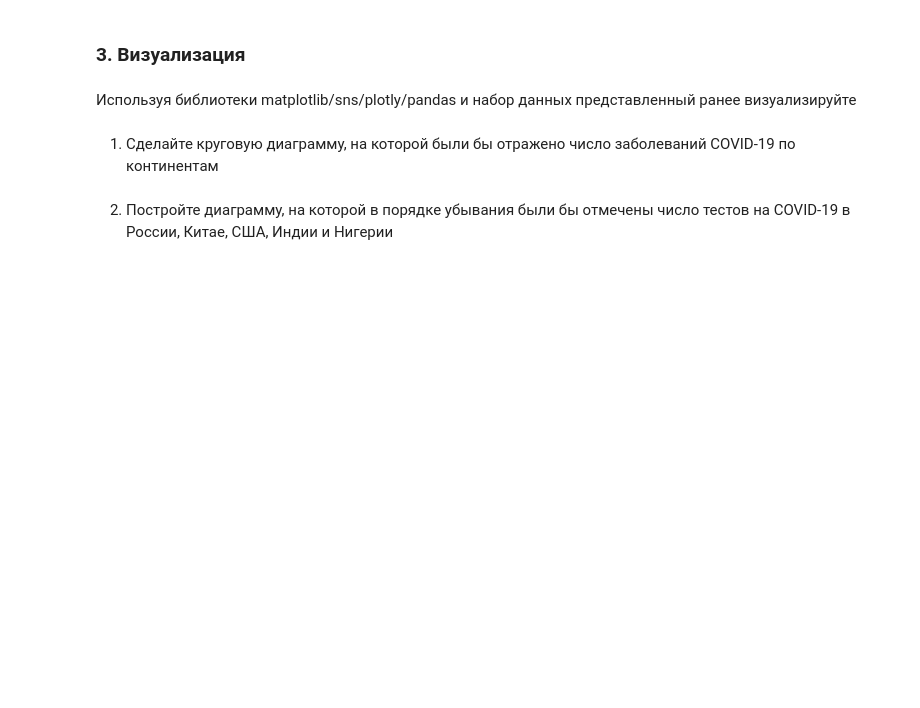
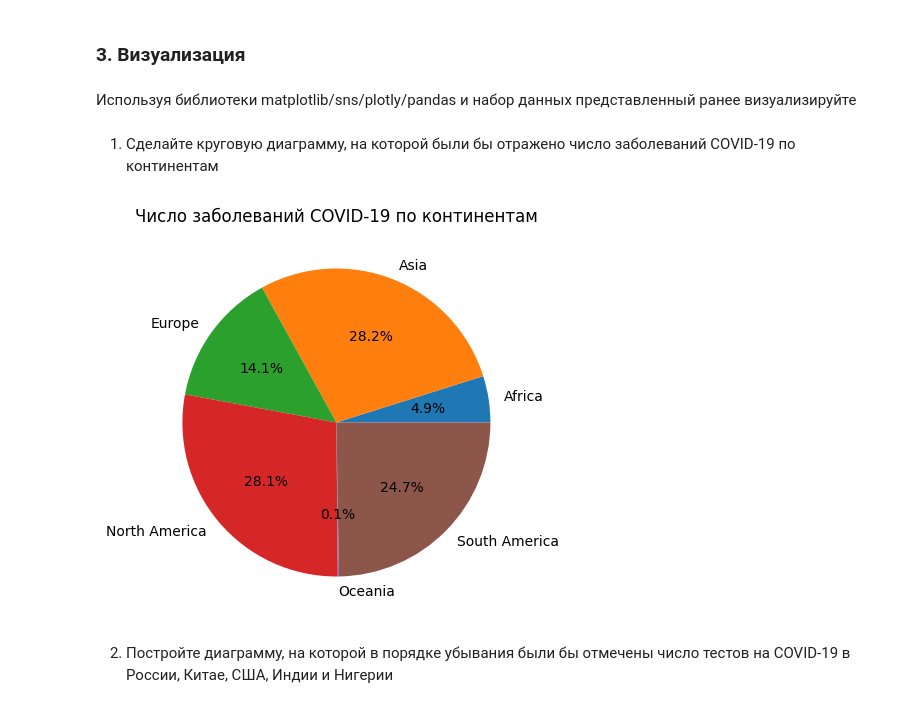
Before and after one commit to JonAJ21/ML_Labs, a Jupyter notebook: lab1/Lab1_3.ipynb, the cells around one changed output. Drawn from its saved outputs; the diff is of its cells as text; code cells hidden in the pictures; blank space fills up the shorter version.

Commit message:
lab1 visualisation

```diff
--- a/lab1/Lab1_3.ipynb
+++ b/lab1/Lab1_3.ipynb
@@ -317,5 +320,14 @@ covid_data.head()
 Используя библиотеки matplotlib/sns/plotly/pandas и набор данных представленный ранее визуализируйте
 # %% [markdown]
 1. Сделайте круговую диаграмму, на которой были бы отражено число заболеваний COVID-19 по континентам
+# %%
+diseases_by_continent = filled_merged_data.groupby("continent")["total_cases"].sum()
+
+plt.figure(figsize=(5, 5))
+plt.pie(diseases_by_continent, labels=diseases_by_continent.index, autopct="%1.1f%%")
+plt.title("Число заболеваний COVID-19 по континентам")
+plt.show()
+# %% [output]
+[figure, added]
 # %% [markdown]
 2. Постройте диаграмму, на которой в порядке убывания были бы отмечены число тестов на COVID-19 в России, Китае, США, Индии и Нигерии
```
Also changed, not shown: parts of 14 cells of this notebook.
